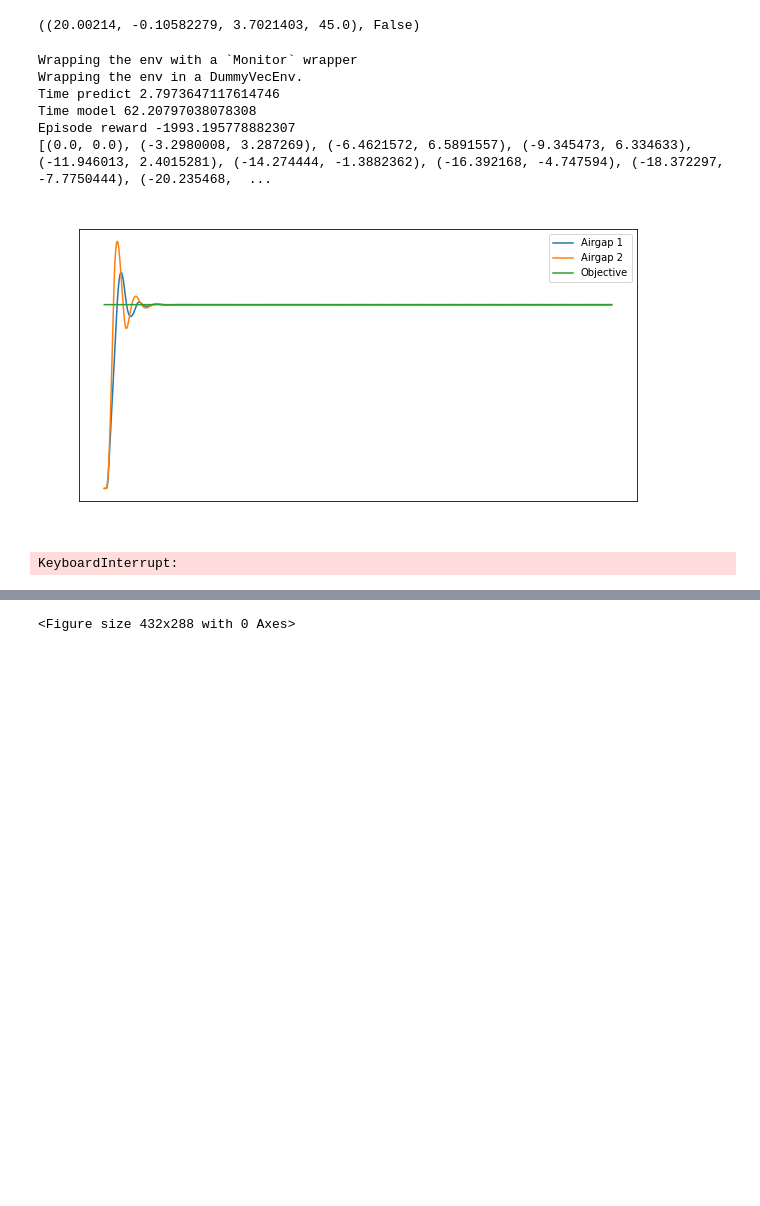
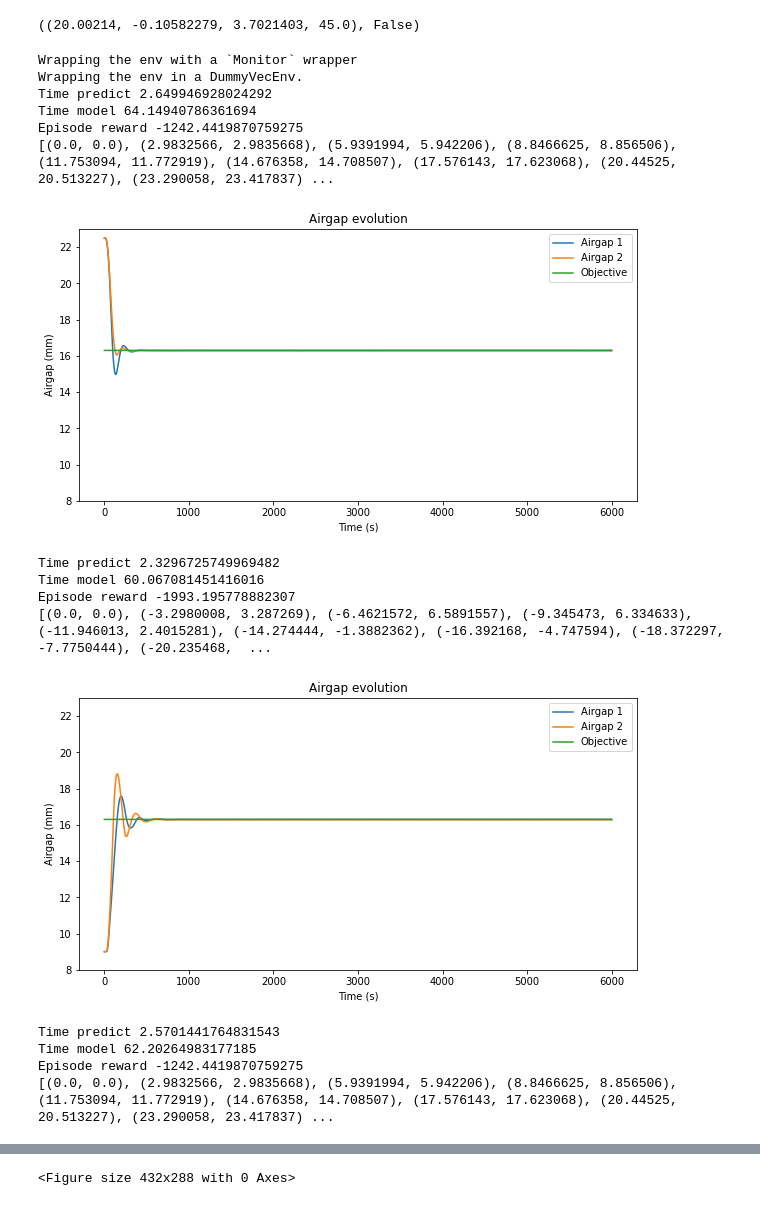
Before and after one commit to HugoAlbertBonet/rl_levitation_control, a Jupyter notebook: SAC_2GDLvel.ipynb, the cells around one changed output, grey strips where cells are left out. Drawn from its saved outputs; the diff is of its cells as text; code cells hidden in the pictures; blank space fills up the shorter version.

Commit message:
Save images

```diff
--- a/SAC_2GDLvel.ipynb
+++ b/SAC_2GDLvel.ipynb
@@ -90,18 +90,19 @@ class BobinaEnv(Env):
     # plot lines
     fig = plt.figure(figsize=(10,5))
     ax = fig.add_subplot(111)
-    ax.tick_params(axis='x', colors='white')    #setting up X-axis tick color to red
-    ax.tick_params(axis='y', colors='white')  #setting up Y-axis tick color to black
+    #ax.tick_params(axis='x', colors='white')    #setting up X-axis tick color to red
+    #ax.tick_params(axis='y', colors='white')  #setting up Y-axis tick color to black
     if normalize: ax.set_ylim(bottom=8, top=23)
-    plt.xlabel("Time (s)", color='white')
-    plt.ylabel("Airgap (mm)", color='white')
-    plt.title("Airgap evolution", color='white')
+    plt.xlabel("Time (s)") #, color='white')
+    plt.ylabel("Airgap (mm)") #, color='white')
+    plt.title("Airgap evolution") #, color='white')
 
     plt.plot(x, y1, label = "Airgap 1")
     plt.plot(x, y2, label = "Airgap 2")
     plt.plot(x, objective, label = "Objective")
     plt.legend()
-    plt.savefig("images/top-2gdl8x8nocrash.png")
+    if self.steps[0][0] < 0: plt.savefig("images/top-2gdl8x8nocrash.png")
+    else: plt.savefig("images/bottom-2gdl8x8nocrash.png")
     plt.show()
 
   def reset(self, seed = 0):
@@ -514,37 +515,45 @@ for i in range(3):
     timepredict = 0
     timemodel = 0
     distancia1, distancia2, vel, velangular, current1, current2 = obs
     while not done:
         #noise = random.uniform(-1, 1)
         #obs = obs + noise
         observations.append(obs)
         #noises.append(noise)
         t1 = time.time()
         action, _states = model.predict(np.array([distancia1, distancia2, vel, velangular, current1, current2]), deterministic=True)
         t2 = time.time()
         #print(action)
         #if env.airgap > 10.1: action = max(action, [-50])
         #print(action)
         t3 = time.time()
         state, reward, terminated, truncated, info = env.step(np.array(action))
         t4 = time.time()
         distancia1, distancia2, vel, velangular, current1, current2 = state
         done = truncated or terminated
         episode_reward += reward
         timepredict += t2 - t1
         timemodel += t4 - t3
         noises.append((current1, current2))
     print("Time predict", timepredict)
     print("Time model", timemodel)
     print("Episode reward", episode_reward)
     print(noises)
-    env.render("yes", normalize = False)
+    env.render("yes", normalize = True)
 # %% [output]
 Wrapping the env with a `Monitor` wrapper
 Wrapping the env in a DummyVecEnv.
-Time predict 2.7973647117614746
-Time model 62.20797038078308
-Episode reward -1993.195778882307
-[(0.0, 0.0), (-3.2980008, 3.287269), (-6.4621572, 6.5891557), (-9.345473, 6.334633), (-11.946013, 2.4015281), (-14.274444, -1.3882362), (-16.392168, -4.747594), (-18.372297, -7.7750444), (-20.235468,  ...
+Time predict 2.649946928024292
+Time model 64.14940786361694
+Episode reward -1242.4419870759275
+[(0.0, 0.0), (2.9832566, 2.9835668), (5.9391994, 5.942206), (8.8466625, 8.856506), (11.753094, 11.772919), (14.676358, 14.708507), (17.576143, 17.623068), (20.44525, 20.513227), (23.290058, 23.417837) ...
-[figure, old version]
+[figure, new version]
-KeyboardInterrupt:
+Time predict 2.3296725749969482
+Time model 60.067081451416016
+Episode reward -1993.195778882307
+[(0.0, 0.0), (-3.2980008, 3.287269), (-6.4621572, 6.5891557), (-9.345473, 6.334633), (-11.946013, 2.4015281), (-14.274444, -1.3882362), (-16.392168, -4.747594), (-18.372297, -7.7750444), (-20.235468,  ...
+[figure, added]
+Time predict 2.5701441764831543
+Time model 62.20264983177185
+Episode reward -1242.4419870759275
+[(0.0, 0.0), (2.9832566, 2.9835668), (5.9391994, 5.942206), (8.8466625, 8.856506), (11.753094, 11.772919), (14.676358, 14.708507), (17.576143, 17.623068), (20.44525, 20.513227), (23.290058, 23.417837) ...
```
Also changed, not shown: parts of 1 cell of this notebook, 8 other files.
